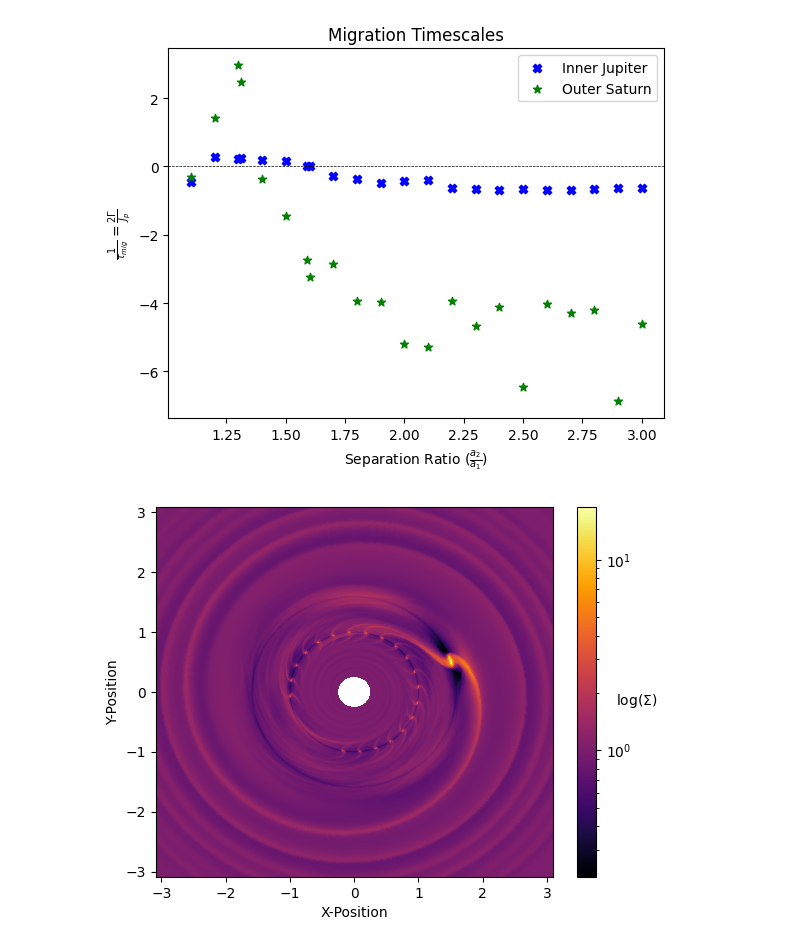
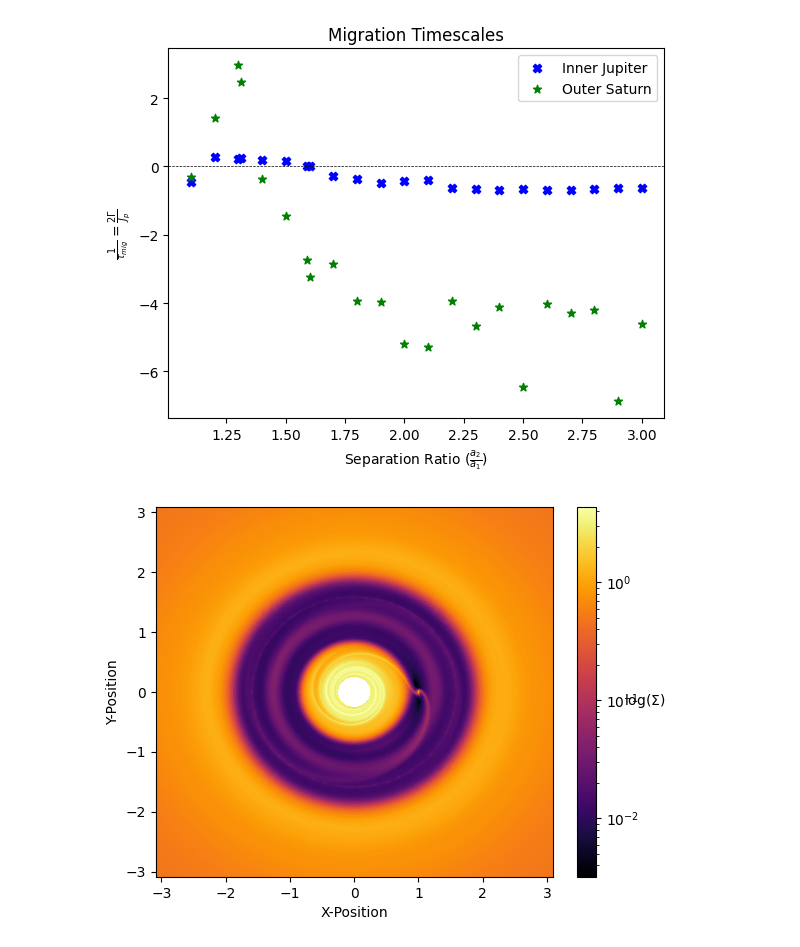
Before and after one commit to SudatKhan/athena_simulations, a Jupyter notebook: resonance_torque.ipynb, the cells around one changed output. Cells and saved outputs as stored; diff of their text form; code cells hidden in the pictures.

```diff
--- a/resonance_torque.ipynb
+++ b/resonance_torque.ipynb
@@ -757,14 +759,14 @@ plt.legend()
 file = input(f"Enter directory path for first separation ratio: ")
 inner_sma = float(input(f'Enter the semimajor axis of the inner planet: '))
 data1 = athena_read.athdf(file + f'/disk.out1.00600.athdf')
-r1_c = data1.get('x1f')
-phi1_c = data1.get('x2f')
+r1_c = data1.get('x1v')
+phi1_c = data1.get('x2v')
 shifted_dens_sum2 = 0
 
-for i in range(600,800,10):
+for i in range(600,800,1):
     data = athena_read.athdf(file + f'/disk.out1.00{i}.athdf')
     densp1 = data.get('dens')[0]
-    phip1_c = data.get('x2f')
+    phip1_c = data.get('x2v')
     time2p1 = data.get('Time')
 
     period1 = 2*np.pi*np.sqrt(inner_sma**3 /(1 + jupiter_mass))
@@ -778,17 +780,17 @@ for i in range(600,800,10):
     dens = shift(densp1, (-1*index, 0), mode="wrap")
 
     shifted_dens_sum2 += dens
-shift_dens_avg2 = shifted_dens_sum2 / len(range(600,800,10))
+shift_dens_avg2 = shifted_dens_sum2 / len(range(600,800,1))
 # %%
 R, PHI = np.meshgrid(r1_c, phi1_c)
 X = R*np.cos(PHI)
 Y = R*np.sin(PHI)
 
-plt.pcolormesh(X, Y, shift_dens_avg2/(np.average(shift_dens_avg2, axis=0)), norm='log', cmap = 'inferno')
+plt.pcolormesh(X, Y, shift_dens_avg2, norm='log', cmap = 'inferno')
 plt.xlabel('X-Position')
 plt.ylabel('Y-Position')
 plt.xlim(-(1.587 + 1.5), 1.587 + 1.5)
 plt.ylim(-(1.587 + 1.5), 1.587 + 1.5)
 plt.colorbar().set_label(r'log($\Sigma$)', rotation=0)
 # %% [output]
-[figure, old version]
+[figure, new version]
```
Also changed, not shown: parts of 1 cell of this notebook.
